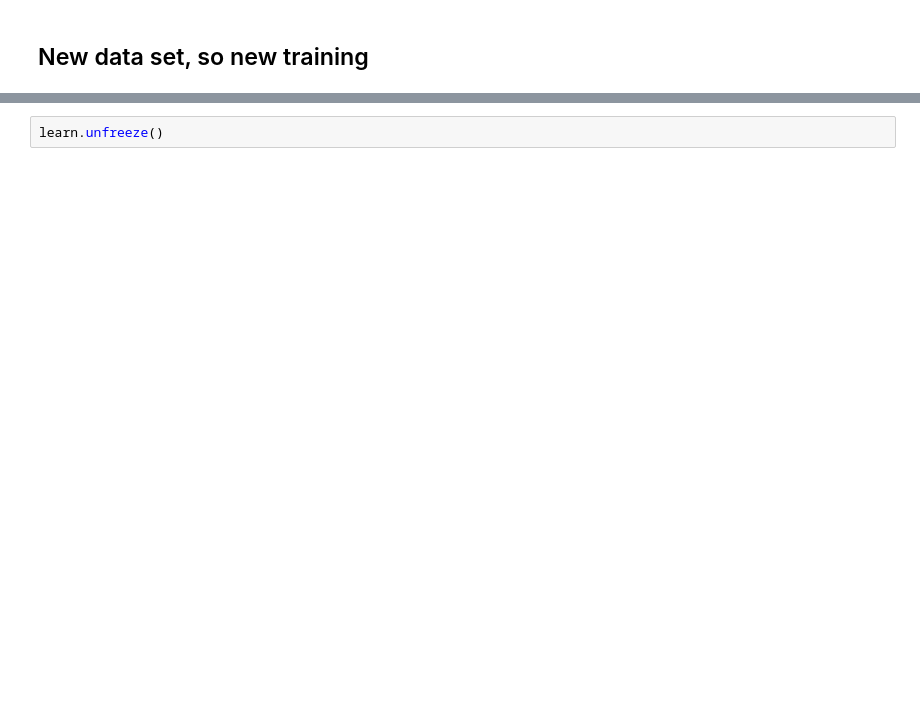
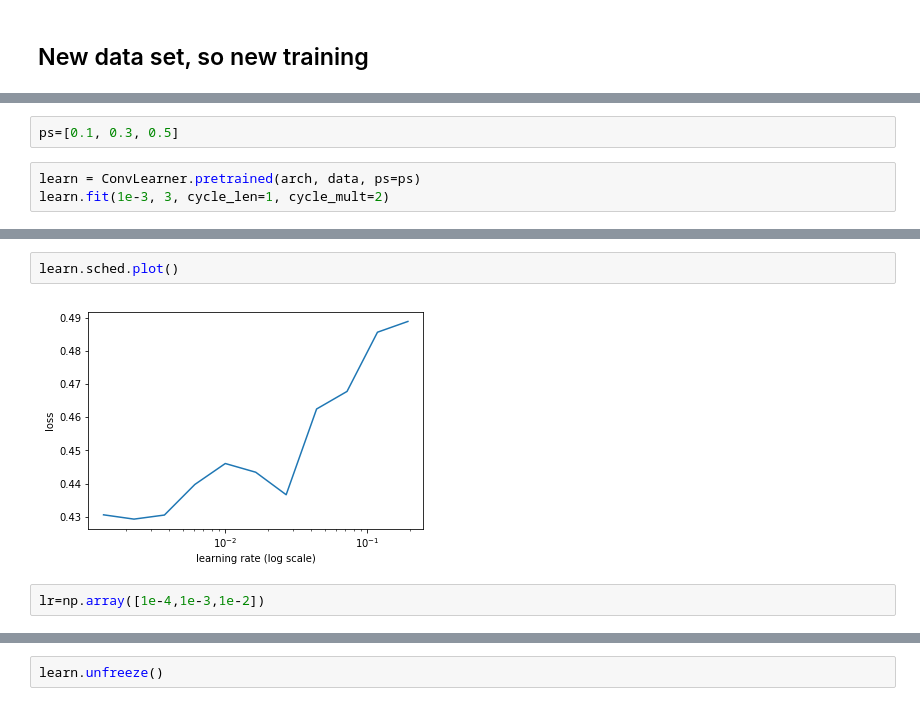
Before and after one commit to Sindreedelange/Various_DL, a Jupyter notebook: Personal_Projects/Boy_Girl_Classifying/MaleFemaleClassification.ipynb, the cells around one changed output, grey strips where cells are left out. Drawn from its saved outputs; the diff is of its cells as text; blank space fills up the shorter version.

```diff
--- a/Personal_Projects/Boy_Girl_Classifying/MaleFemaleClassification.ipynb
+++ b/Personal_Projects/Boy_Girl_Classifying/MaleFemaleClassification.ipynb
@@ -260,0 +343,5 @@ learn.sched.plot()
+# %%
+ps=[0.1, 0.3, 0.5]
+# %%
+learn = ConvLearner.pretrained(arch, data, ps=ps)
+learn.fit(1e-3, 3, cycle_len=1, cycle_mult=2)
@@ -260,0 +363,6 @@ learn.sched.plot()
+# %%
+learn.sched.plot()
+# %% [output]
+[figure, added]
+# %%
+lr=np.array([1e-4,1e-3,1e-2])
```
Also changed, not shown: parts of 95 cells of this notebook, 1 other file.
